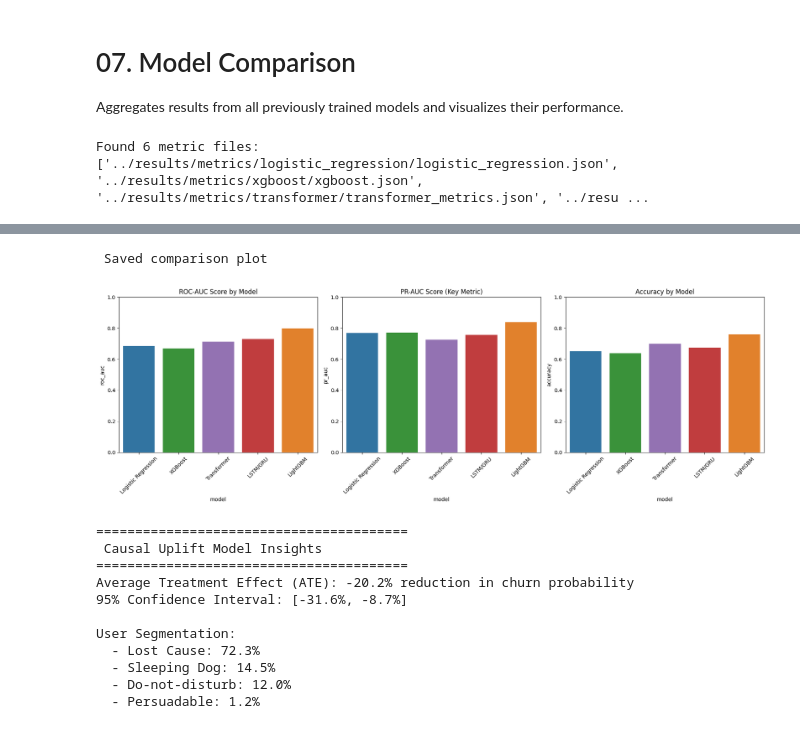
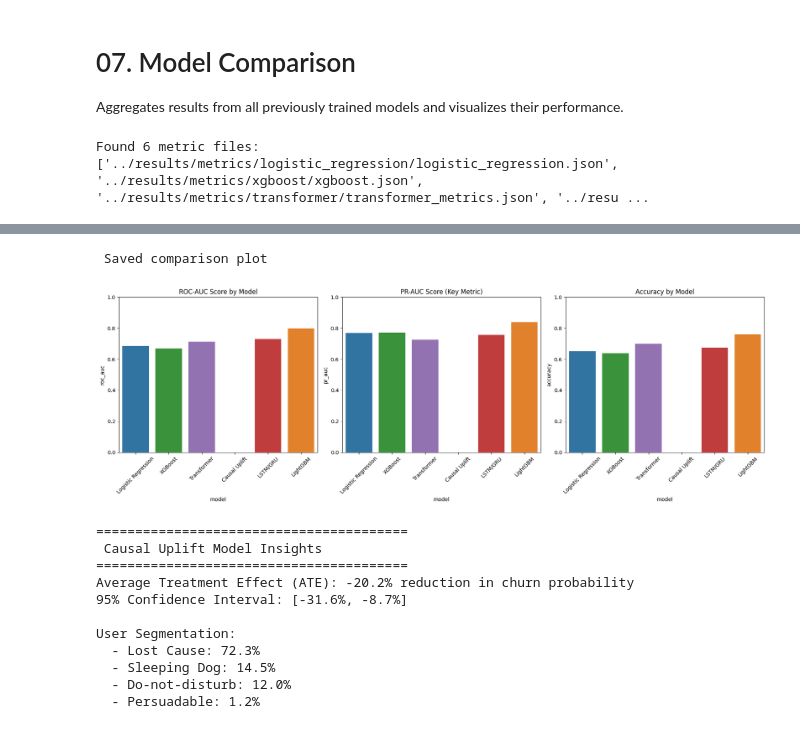
Before and after one commit to Paulino-Cristovao/churn_predictions, a Jupyter notebook: notebooks/08_model_comparison.ipynb, the cells around one changed output, grey strips where cells are left out. Saved outputs shown, nothing was run; the diff lists cells and outputs as text; code cells hidden in the pictures.

Commit message:
Fix: Add Causal Uplift model to comparison metrics

```diff
--- a/notebooks/08_model_comparison.ipynb
+++ b/notebooks/08_model_comparison.ipynb
@@ -42,7 +42,8 @@ color_map = {
     'XGBoost': '#2ca02c',
     'LightGBM': '#ff7f0e',
     'LSTM/GRU': '#d62728',
-    'Transformer': '#9467bd'
+    'Transformer': '#9467bd',
+    'Causal Uplift': '#e377c2'
 }
 
 # Only proceed if we have data
@@ -89,7 +90,7 @@ Found 6 metric files: ['../results/metrics/logistic_regression/logistic_regressi
 | 4 | LSTM/GRU | 0.674699 | 0.730303 | 0.756500 | 0.214468 | NaN | NaN | NaN | NaN | ... |
 | 5 | LightGBM | 0.759036 | 0.796970 | 0.839207 | 0.191987 | NaN | NaN | NaN | NaN | ... |
  Saved comparison plot
-[figure, old version]
+[figure, new version]
 # %%
 #
 # %%
```
Also changed, not shown: parts of 1 cell of this notebook, 3 other files.
